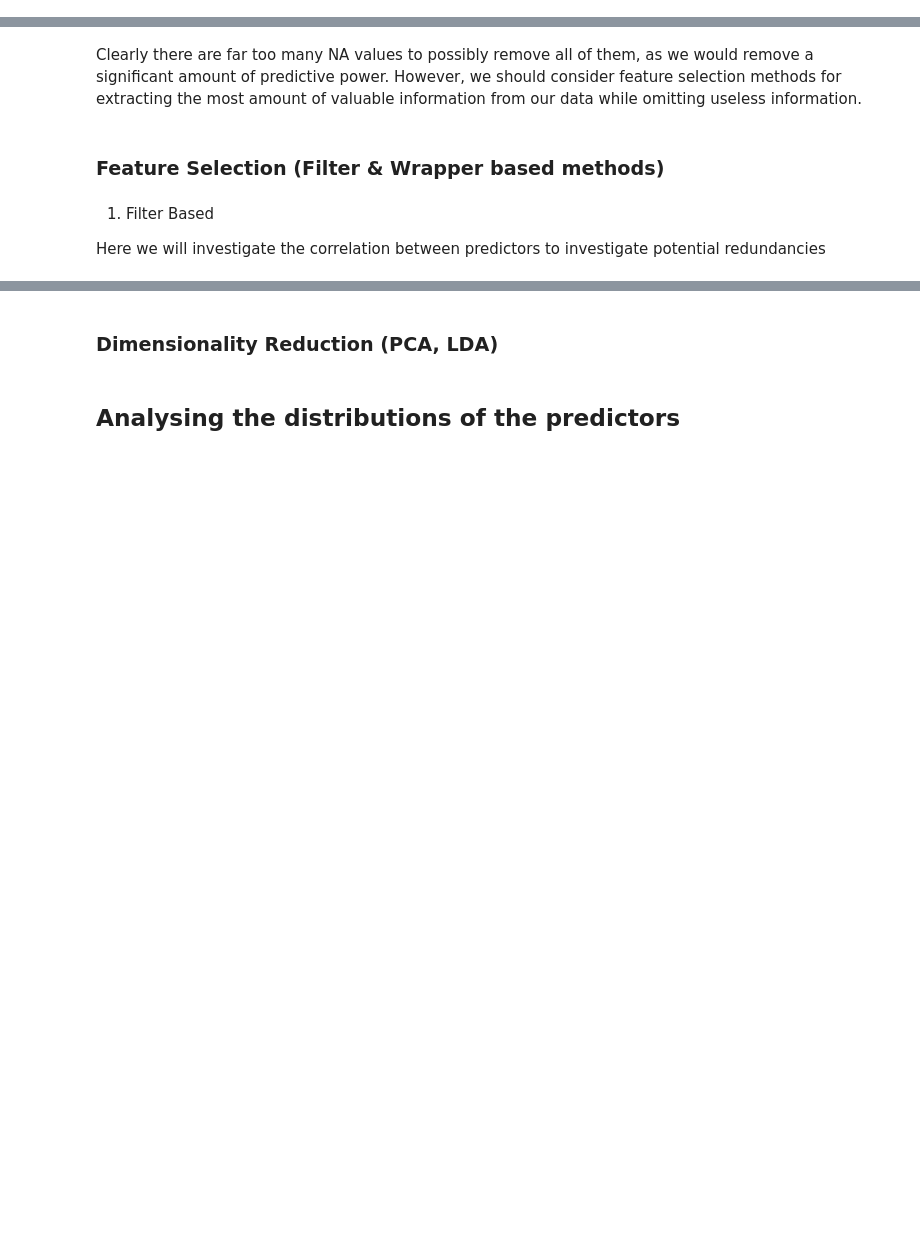
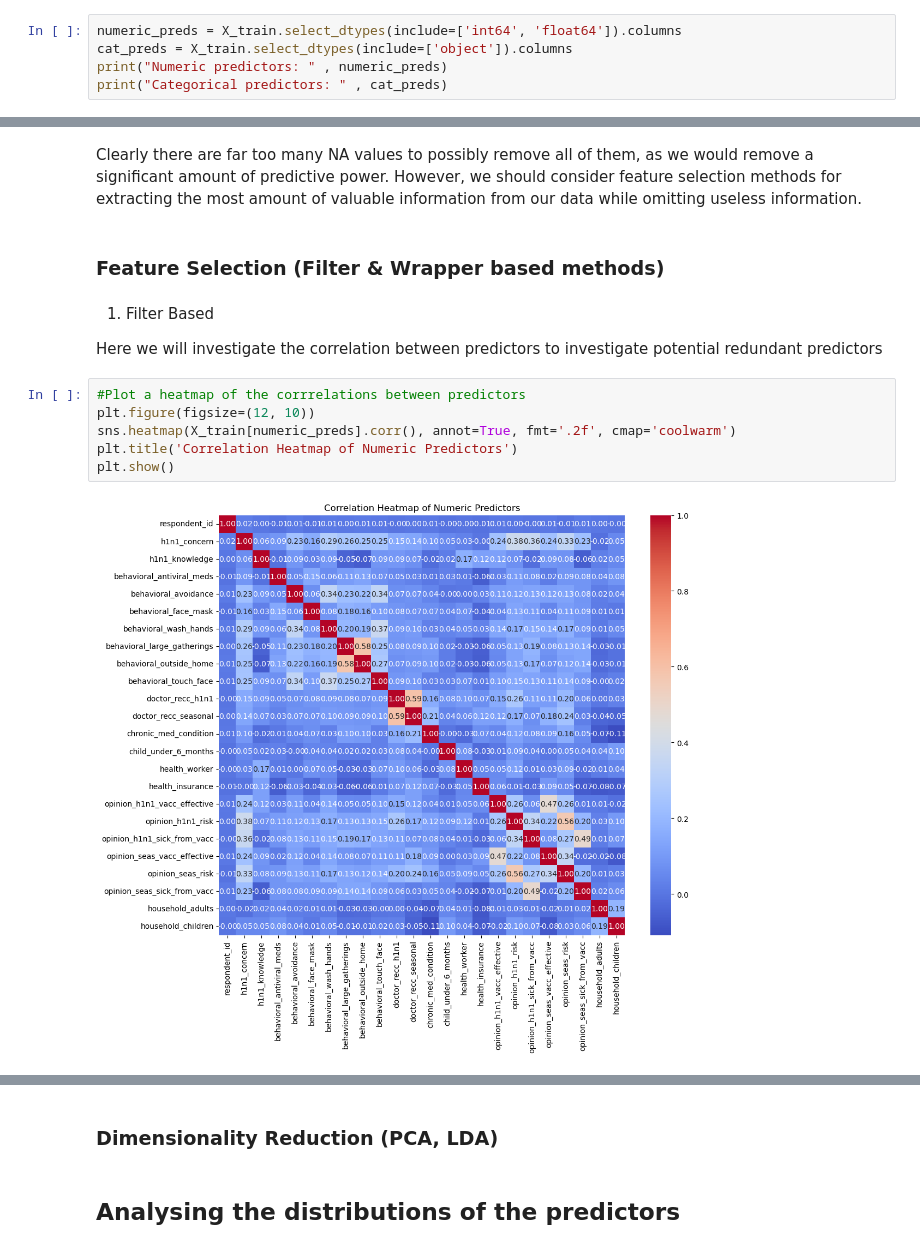
Before and after one commit to SteveG365/FluShot, a Jupyter notebook: Notebooks/EDA.ipynb, the cells around one changed output, grey strips where cells are left out. Saved outputs shown, nothing was run; the diff lists cells and outputs as text; blank space fills up the shorter version.

```diff
--- a/Notebooks/EDA.ipynb
+++ b/Notebooks/EDA.ipynb
@@ -32,0 +56,5 @@ X_train.head()
+# %%
+numeric_preds = X_train.select_dtypes(include=['int64', 'float64']).columns
+cat_preds = X_train.select_dtypes(include=['object']).columns
+print("Numeric predictors: " , numeric_preds)
+print("Categorical predictors: " , cat_preds)
@@ -60,4 +104,12 @@ Clearly there are far too many NA values to possibly remove all of them, as we w
 # %% [markdown]
 1) Filter Based
 
-Here we will investigate the correlation between predictors to investigate potential redundancies
+Here we will investigate the correlation between predictors to investigate potential redundant predictors
+# %%
+#Plot a heatmap of the corrrelations between predictors
+plt.figure(figsize=(12, 10))
+sns.heatmap(X_train[numeric_preds].corr(), annot=True, fmt='.2f', cmap='coolwarm')
+plt.title('Correlation Heatmap of Numeric Predictors')
+plt.show()
+# %% [output]
+[figure, added]
```
Also changed, not shown: parts of 4 cells of this notebook, 1 other file.
